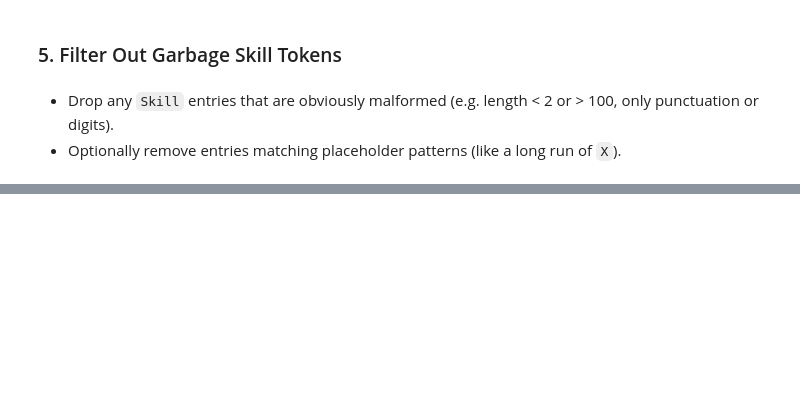
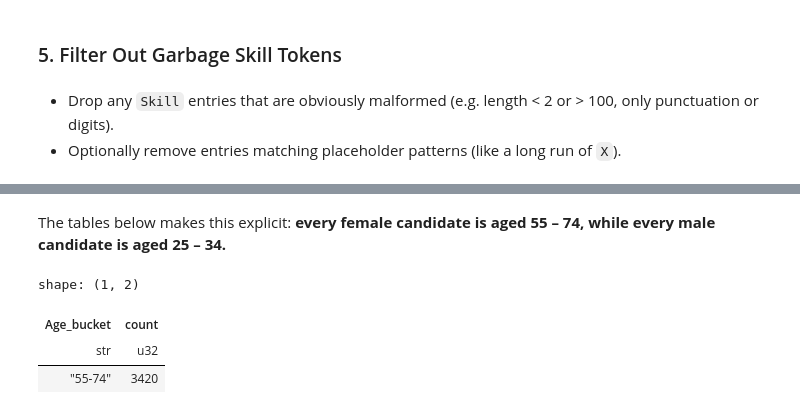
Before and after one commit to francescobaio/hiring_cv_bias, a Jupyter notebook: notebooks/data_cleaning.ipynb, the cells around one changed output, grey strips where cells are left out. Cells and saved outputs as stored; diff of their text form; code cells hidden in the pictures; blank space fills up the shorter version.

```diff
--- a/notebooks/data_cleaning.ipynb
+++ b/notebooks/data_cleaning.ipynb
@@ -477,0 +869,12 @@ reversed_skills_matching.write_csv(
+# %% [markdown]
+The tables below makes this explicit: **every female candidate is aged 55 – 74, while every male candidate is aged 25 – 34.**
+# %%
+female_candidates = reversed_skills_matching_filtered.filter(
+    pl.col("Gender") == "Female"
+)
+female_candidates["Age_bucket"].value_counts()
+# %% [output]
+shape: (1, 2)
+| Age_bucket | count |
+| str | u32 |
+| "55-74" | 3420 |
```
Also changed, not shown: parts of 52 cells of this notebook, 32 other files.
